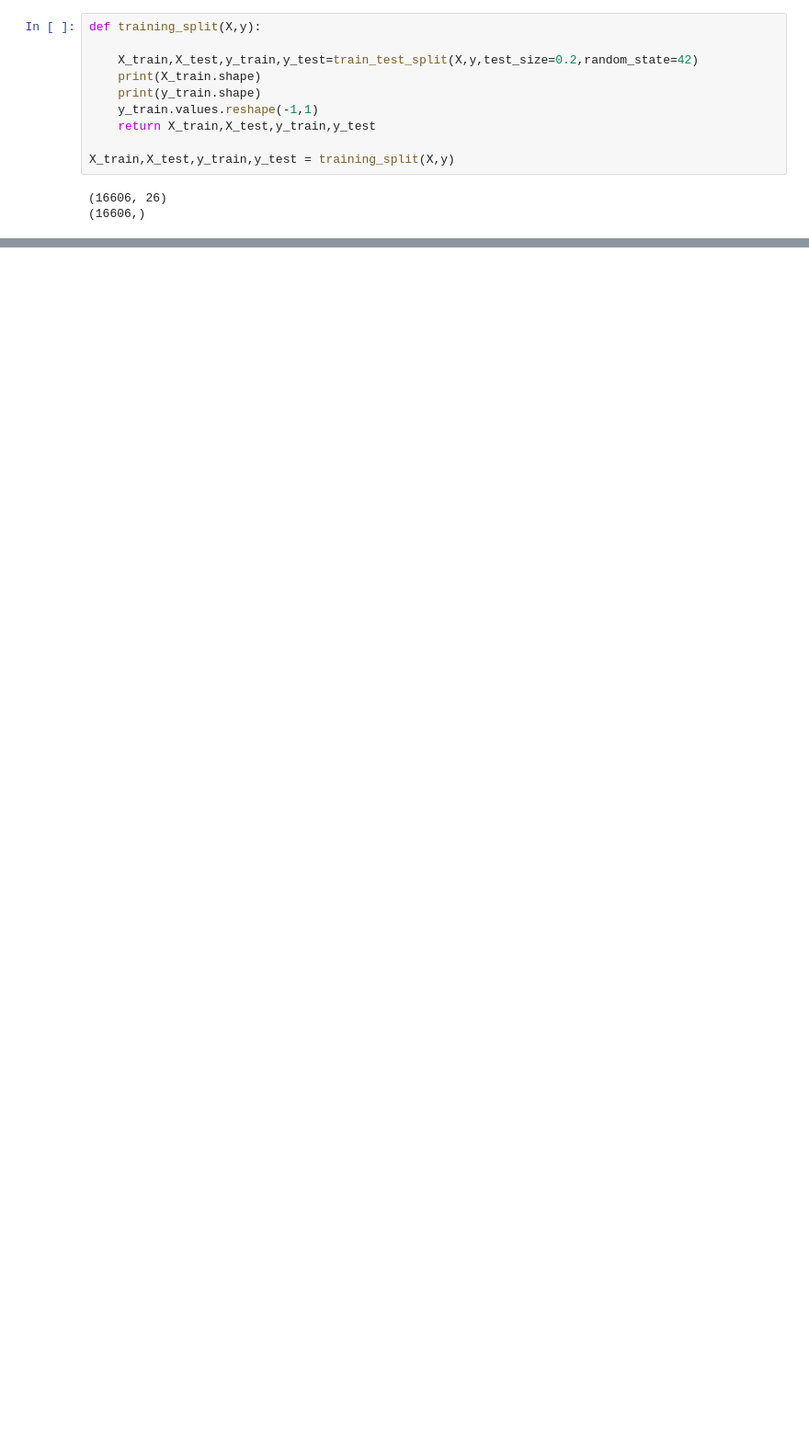
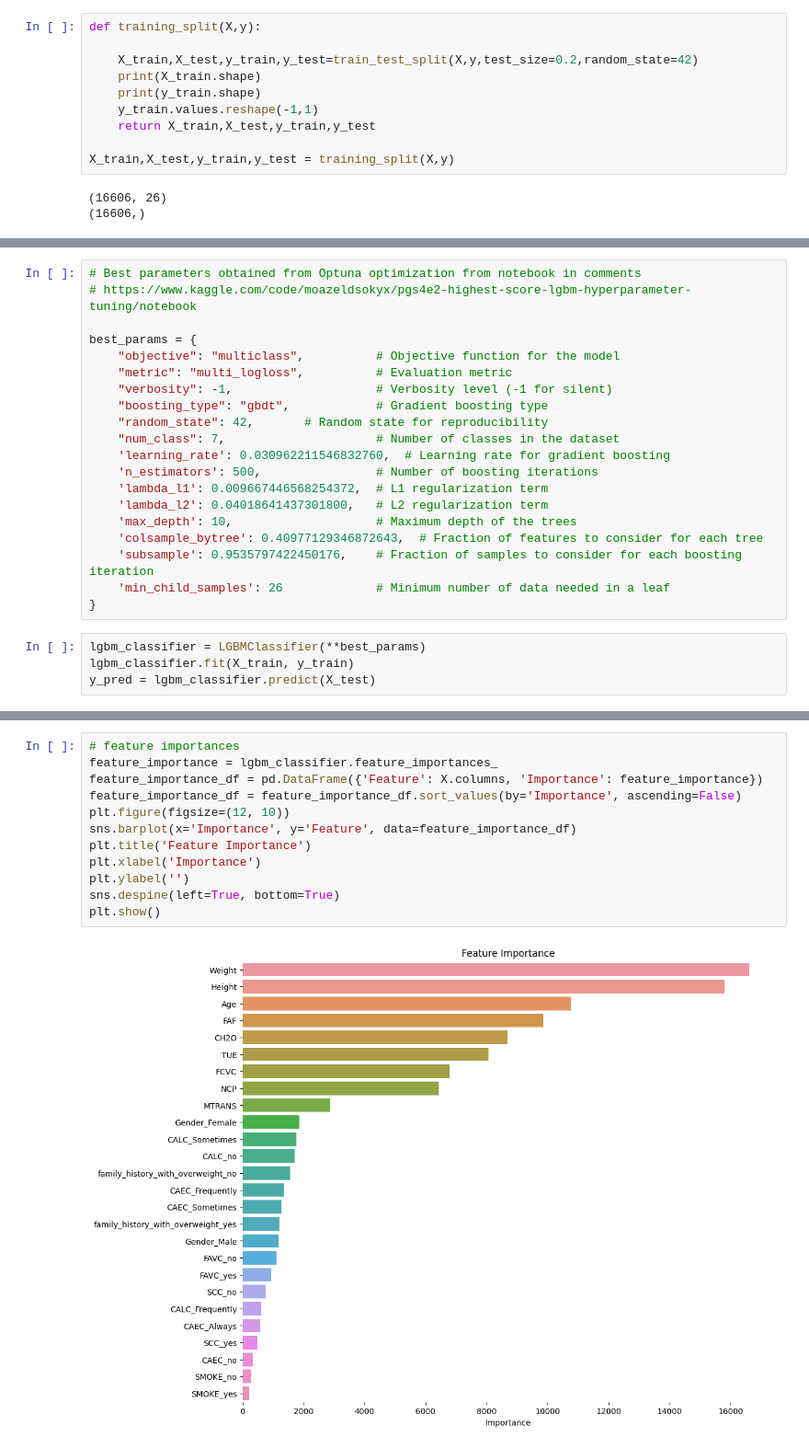
Before and after one commit to aakashsyadav1999/Multi-Class-Prediction-of-Obesity-Risk, a Jupyter notebook: multi_class.ipynb, the cells around one changed output, grey strips where cells are left out. Shown at 92% size. Cells and saved outputs as stored; diff of their text form; blank space fills up the shorter version.

```diff
--- a/multi_class.ipynb
+++ b/multi_class.ipynb
@@ -522,0 +503,24 @@ Test accuracy 1.0
+# %%
+# Best parameters obtained from Optuna optimization from notebook in comments
+# https://www.kaggle.com/code/moazeldsokyx/pgs4e2-highest-score-lgbm-hyperparameter-tuning/notebook
+
+best_params = {
+    "objective": "multiclass",          # Objective function for the model
+    "metric": "multi_logloss",          # Evaluation metric
+    "verbosity": -1,                    # Verbosity level (-1 for silent)
+    "boosting_type": "gbdt",            # Gradient boosting type
+    "random_state": 42,       # Random state for reproducibility
+    "num_class": 7,                     # Number of classes in the dataset
+    'learning_rate': 0.030962211546832760,  # Learning rate for gradient boosting
+    'n_estimators': 500,                # Number of boosting iterations
+    'lambda_l1': 0.009667446568254372,  # L1 regularization term
+    'lambda_l2': 0.04018641437301800,   # L2 regularization term
+    'max_depth': 10,                    # Maximum depth of the trees
+    'colsample_bytree': 0.40977129346872643,  # Fraction of features to consider for each tree
+    'subsample': 0.9535797422450176,    # Fraction of samples to consider for each boosting iteration
+    'min_child_samples': 26             # Minimum number of data needed in a leaf
+}
+# %%
+lgbm_classifier = LGBMClassifier(**best_params)
+lgbm_classifier.fit(X_train, y_train)
+y_pred = lgbm_classifier.predict(X_test)
@@ -522,0 +547,14 @@ Test accuracy 1.0
+# %%
+# feature importances
+feature_importance = lgbm_classifier.feature_importances_
+feature_importance_df = pd.DataFrame({'Feature': X.columns, 'Importance': feature_importance})
+feature_importance_df = feature_importance_df.sort_values(by='Importance', ascending=False)
+plt.figure(figsize=(12, 10))
+sns.barplot(x='Importance', y='Feature', data=feature_importance_df)
+plt.title('Feature Importance')
+plt.xlabel('Importance')
+plt.ylabel('')
+sns.despine(left=True, bottom=True)
+plt.show()
+# %% [output]
+[figure, added]
```
Also changed, not shown: parts of 10 cells of this notebook.
